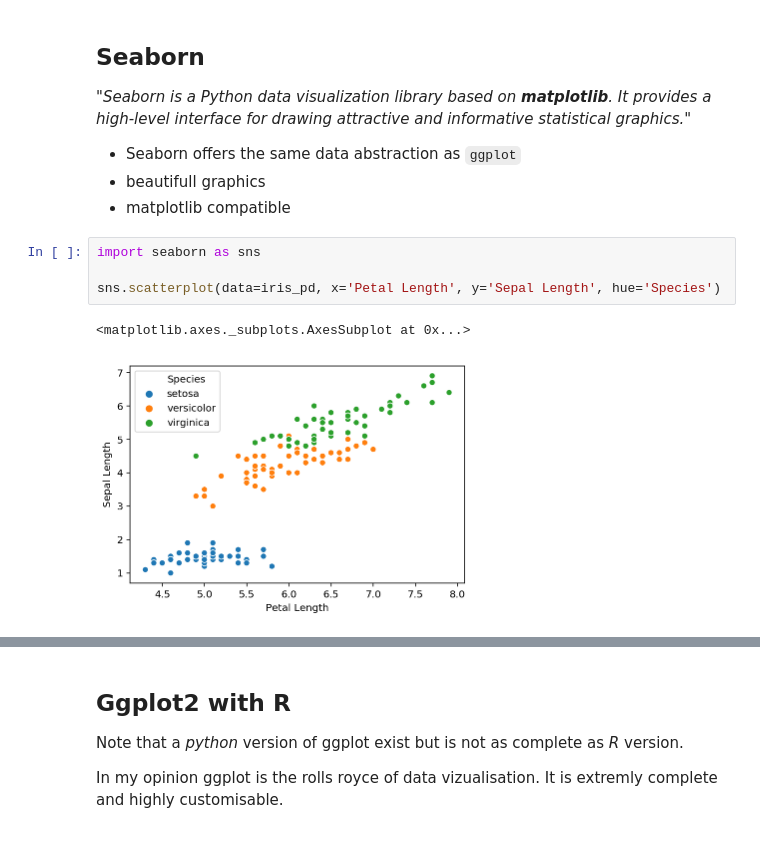
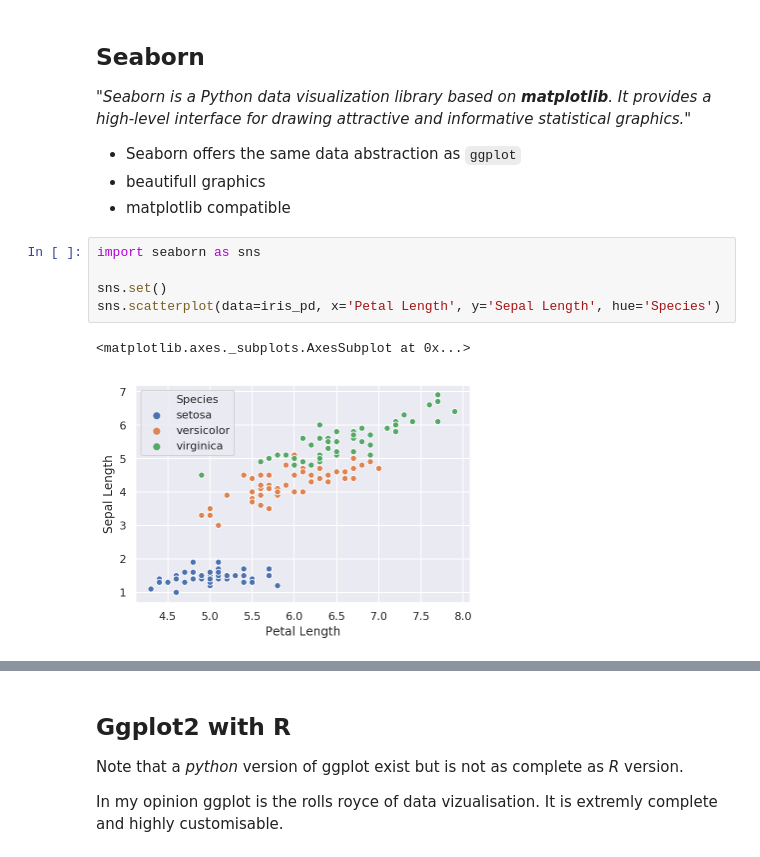
Before and after one commit to samuelmurail/jupyter_training_course, a Jupyter notebook: notebook/04_interactive_data_viz.ipynb, the cells around one changed output, grey strips where cells are left out. Drawn from its saved outputs; the diff is of its cells as text.

```diff
--- a/notebook/04_interactive_data_viz.ipynb
+++ b/notebook/04_interactive_data_viz.ipynb
@@ -96,7 +96,8 @@ _"Seaborn is a Python data visualization library based on **matplotlib**. It pro
 # %%
 import seaborn as sns
 
+sns.set()
 sns.scatterplot(data=iris_pd, x='Petal Length', y='Sepal Length', hue='Species')
 # %% [output]
 <matplotlib.axes._subplots.AxesSubplot at 0x...>
-[figure, old version]
+[figure, new version]
```
Also changed, not shown: parts of 4 cells of this notebook.
